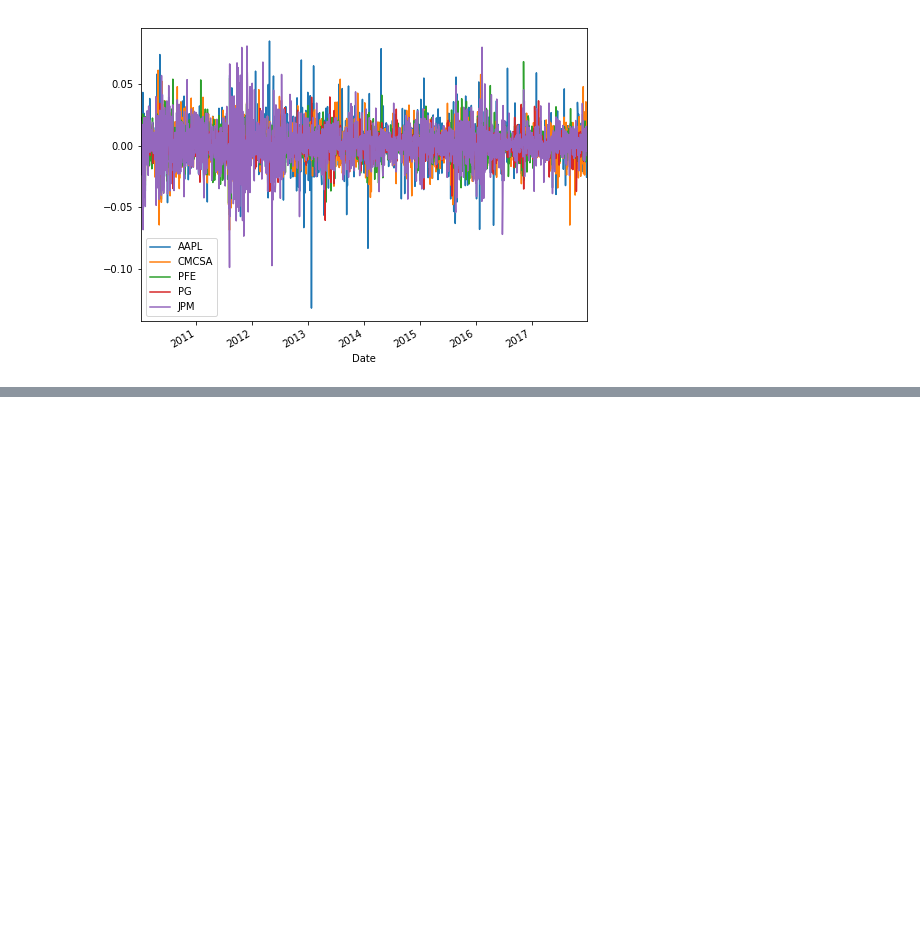
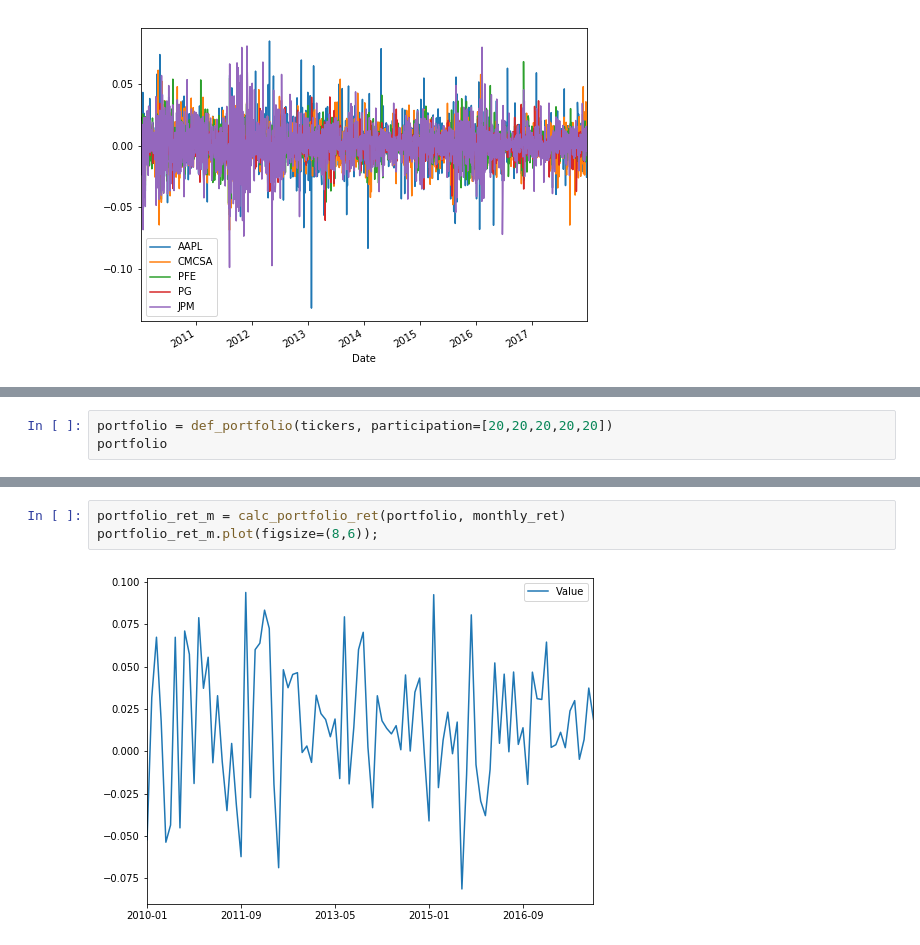
Before and after one commit to SamirNE/Proyecto_Modulo3, a Jupyter notebook: ProyectoModulo3_VillaO_NavarreteS_PadillaF.ipynb, the cells around one changed output, grey strips where cells are left out. Cells and saved outputs as stored; diff of their text form; blank space fills up the shorter version.

```diff
--- a/ProyectoModulo3_VillaO_NavarreteS_PadillaF.ipynb
+++ b/ProyectoModulo3_VillaO_NavarreteS_PadillaF.ipynb
@@ -131,0 +145,3 @@ daily_ret.plot(figsize=(8,6));
+# %%
+portfolio = def_portfolio(tickers, participation=[20,20,20,20,20])
+portfolio
@@ -131,0 +177,5 @@ daily_ret.plot(figsize=(8,6));
+# %%
+portfolio_ret_m = calc_portfolio_ret(portfolio, monthly_ret)
+portfolio_ret_m.plot(figsize=(8,6));
+# %% [output]
+[figure, added]
```
Also changed, not shown: parts of 14 cells of this notebook.
